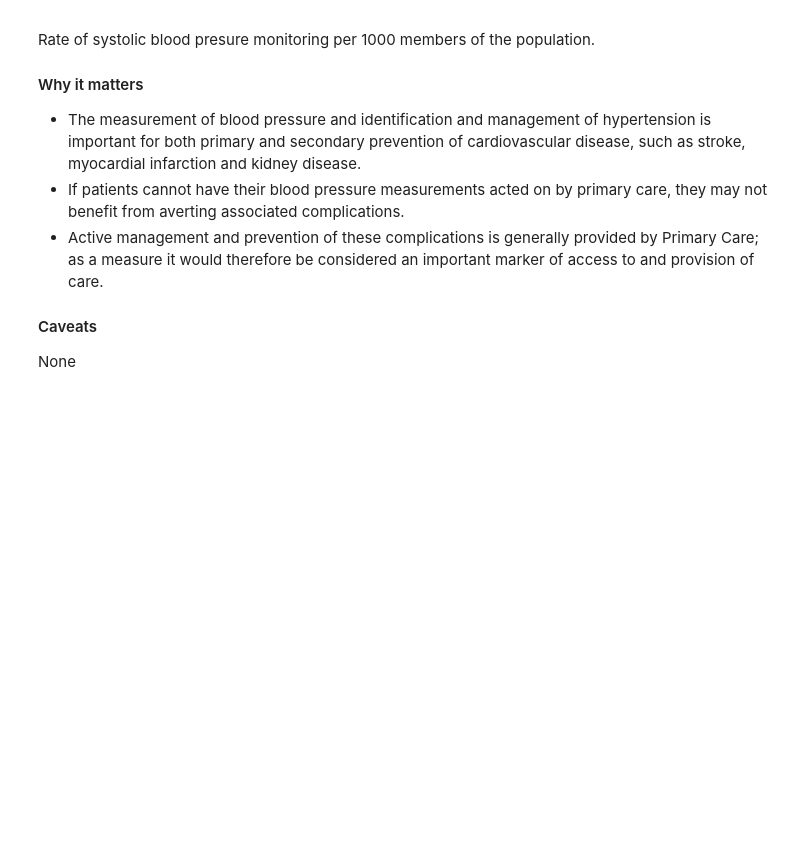
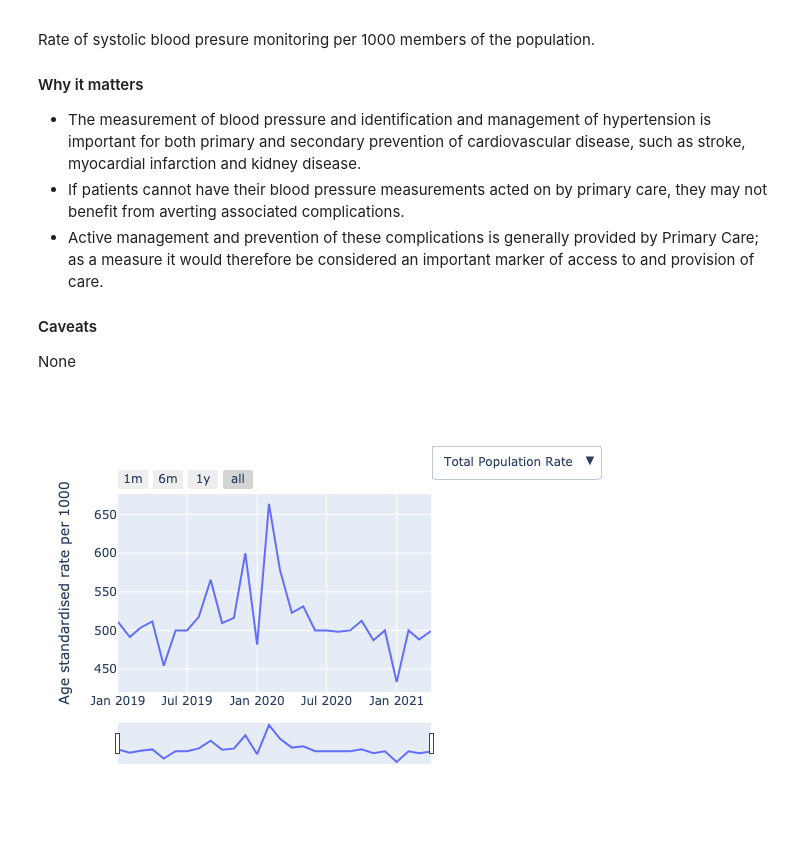
Before and after one commit to opensafely/SRO-Measures, a Jupyter notebook: notebooks/sentinel_measures_demographics.ipynb, the cells around one changed output. Saved outputs shown, nothing was run; the diff lists cells and outputs as text; code cells hidden in the pictures; blank space fills up the shorter version.

Commit message:
output static plot

```diff
--- a/notebooks/sentinel_measures_demographics.ipynb
+++ b/notebooks/sentinel_measures_demographics.ipynb
@@ -221,4 +250,6 @@ Rate of systolic blood presure monitoring per 1000 members of the population.
 #### Caveats
 None
 # %%
-plot_demographics(data_dict['systolic_bp'], data_dict_totals['systolic_bp'],demographics)
+plot_demographics(data_dict['systolic_bp'], data_dict_totals['systolic_bp'],demographics, interactive=True)
+# %% [output]
+[figure, added]
```
Also changed, not shown: parts of 2 cells of this notebook.
